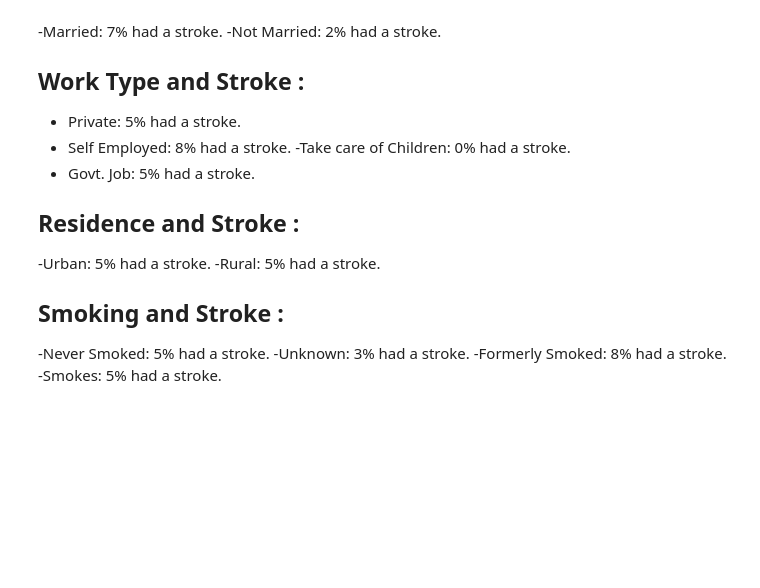
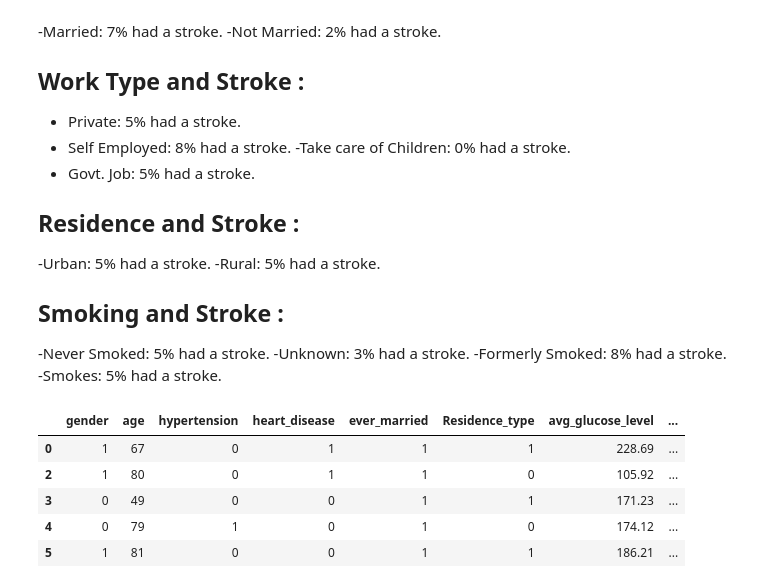
Before and after one commit to JoelPoah/DOAA_ML, a Jupyter notebook: AI/model.ipynb, the cells around one changed output. Saved outputs shown, nothing was run; the diff lists cells and outputs as text; code cells hidden in the pictures; blank space fills up the shorter version.

```diff
--- a/AI/model.ipynb
+++ b/AI/model.ipynb
@@ -355,3 +355,12 @@ df = pd.get_dummies(data=df, columns=['smoking_status'])
 df = pd.get_dummies(data=df, columns=['work_type'])
 # %%
 df = df.dropna()
+# %%
+df.head()
+# %% [output]
+|  | gender | age | hypertension | heart_disease | ever_married | Residence_type | avg_glucose_level | ... |
+| 0 | 1 | 67 | 0 | 1 | 1 | 1 | 228.69 | ... |
+| 2 | 1 | 80 | 0 | 1 | 1 | 0 | 105.92 | ... |
+| 3 | 0 | 49 | 0 | 0 | 1 | 1 | 171.23 | ... |
+| 4 | 0 | 79 | 1 | 0 | 1 | 0 | 174.12 | ... |
+| 5 | 1 | 81 | 0 | 0 | 1 | 1 | 186.21 | ... |
```
Also changed, not shown: parts of 6 cells of this notebook, 7 other files.
